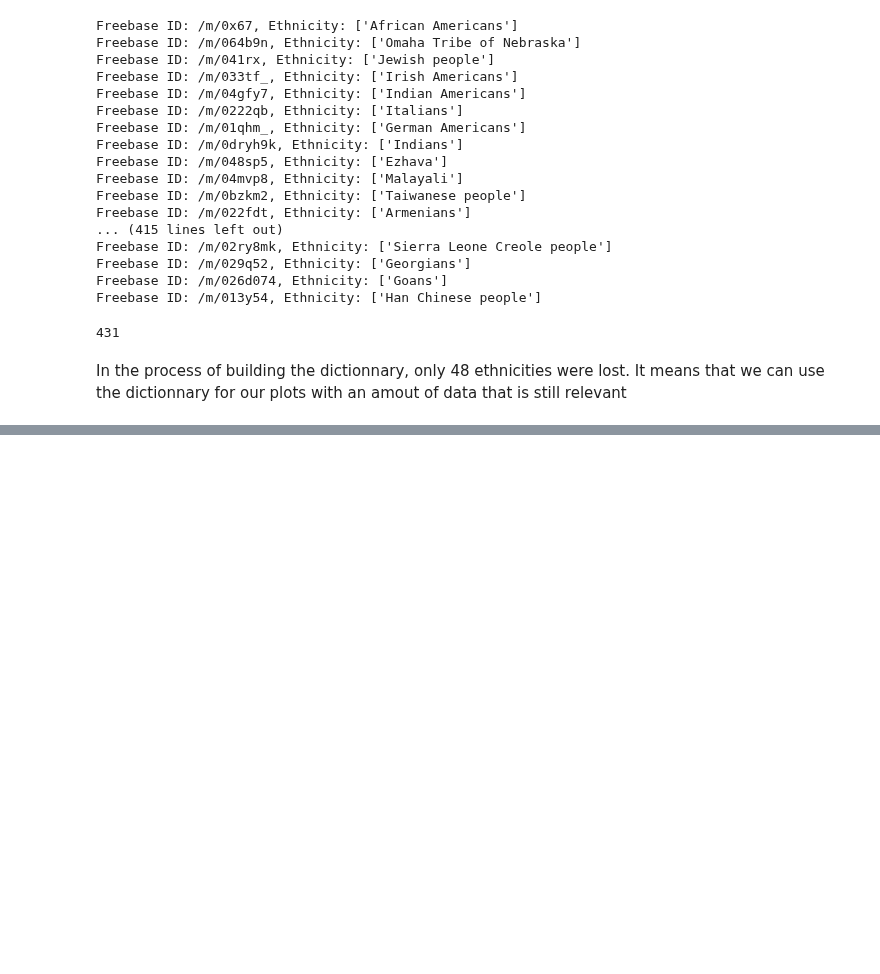
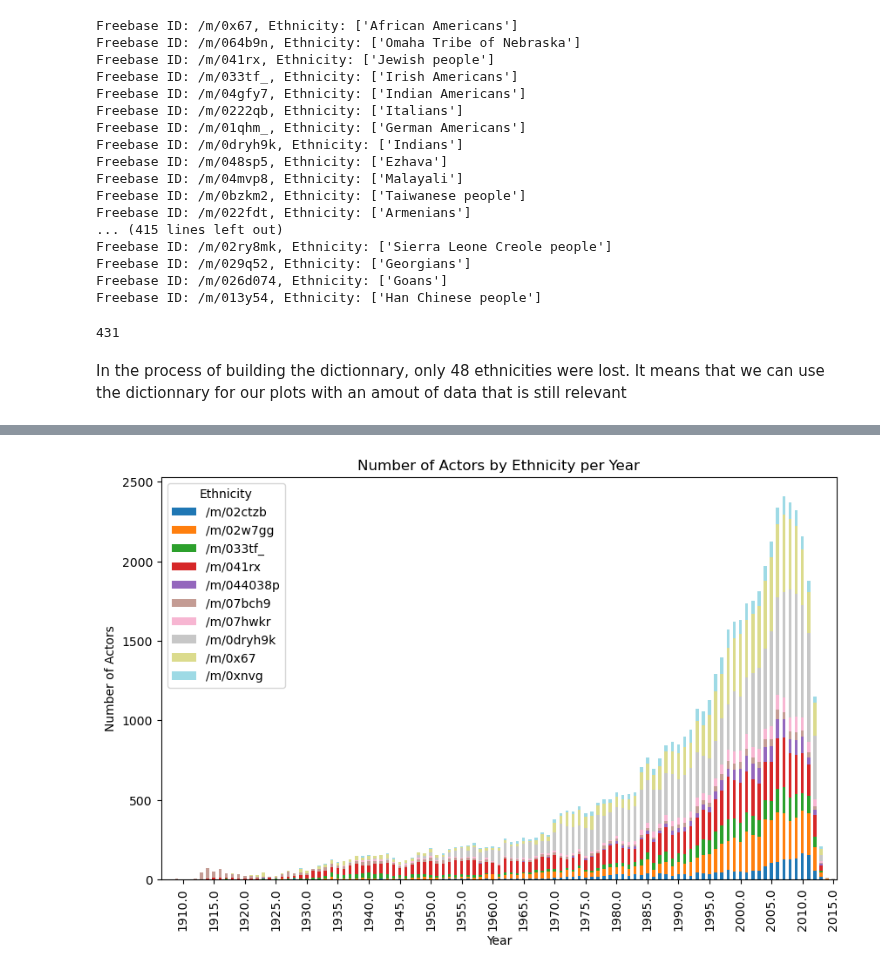
Before and after one commit to epfl-ada/ada-2024-project-teamcsx24, a Jupyter notebook: src/data/ethnicityAnalysis.ipynb, the cells around one changed output, grey strips where cells are left out. Saved outputs shown, nothing was run; the diff lists cells and outputs as text; code cells hidden in the pictures; blank space fills up the shorter version.

```diff
--- a/src/data/ethnicityAnalysis.ipynb
+++ b/src/data/ethnicityAnalysis.ipynb
@@ -274,0 +303,18 @@ getContinentByFreebaseId('/m/0222qb')
+# %%
+# plotting a stacked barchart with the 10 most represented ethnicities
+
+# selecting the most represented ethnicities
+main_ethnicities = characters_modified[characters_modified['ethnicity_freebase_id'].isin(ten_main_ethnicities)]
+main_ethnicities_grouped = main_ethnicities.groupby(['release_year', 'ethnicity_freebase_id']).size().unstack(fill_value=0)
+
+# Creating the plot
+main_ethnicities_grouped.plot(kind='bar', stacked=True, colormap='tab20', figsize=(10, 6))
+
+plt.xlabel('Year')
+plt.ylabel('Number of Actors')
+plt.xticks(np.arange(3,110,step = 5))
+plt.title('Number of Actors by Ethnicity per Year')
+plt.legend(title='Ethnicity')
+plt.show()
+# %% [output]
+[figure, added]
```
Also changed, not shown: parts of 10 cells of this notebook, 1 other file.
